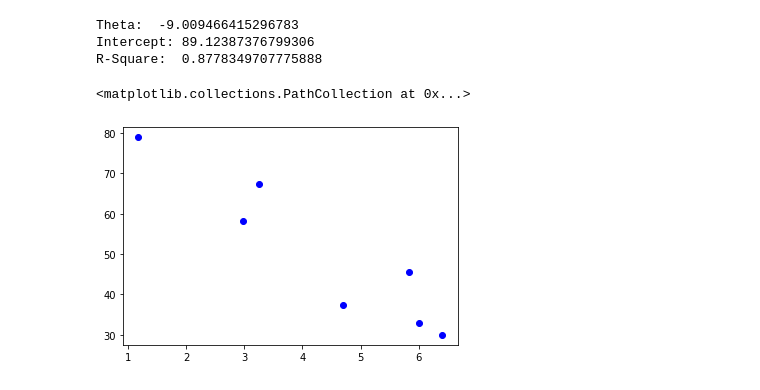
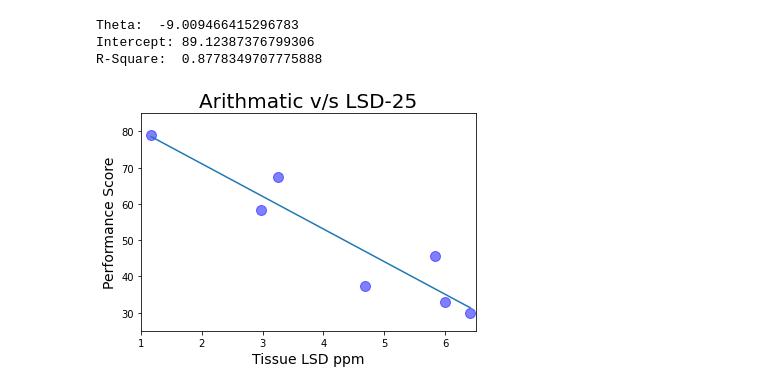
Before and after one commit to sid-py/Complete-Data-Science-and-Machine-Learning-Bootcamp-Udemy, a Jupyter notebook: section_3/python_intro.ipynb, the cells around one changed output. Drawn from its saved outputs; the diff is of its cells as text; code cells hidden in the pictures.

```diff
--- a/section_3/python_intro.ipynb
+++ b/section_3/python_intro.ipynb
@@ -144,12 +144,21 @@ regr.fit(LSD, score)
 print("Theta: ", regr.coef_[0][0])
 print("Intercept:", regr.intercept_[0])
 print("R-Square: ", regr.score(LSD, score))
+
+predicted_score = regr.predict(LSD)
 # %% [output]
 Theta:  -9.009466415296783
 Intercept: 89.12387376799306
 R-Square:  0.8778349707775888
-# %%
-plt.scatter(LSD, score, color="b")
-# %% [output]
-<matplotlib.collections.PathCollection at 0x...>
-[figure, removed]
+# %%
+plt.scatter(LSD, score, color="b", alpha=0.5, s = 100)
+plt.title("Arithmatic v/s LSD-25", fontsize = 20)
+plt.xlabel("Tissue LSD ppm", fontsize = 14)
+plt.ylabel("Performance Score", fontsize = 14)
+plt.ylim(25,85)
+plt.xlim(1,6.5)
+plt.plot(LSD, predicted_score)
+
+plt.show()
+# %% [output]
+[figure, added]
```
Also changed, not shown: 1 other file.
